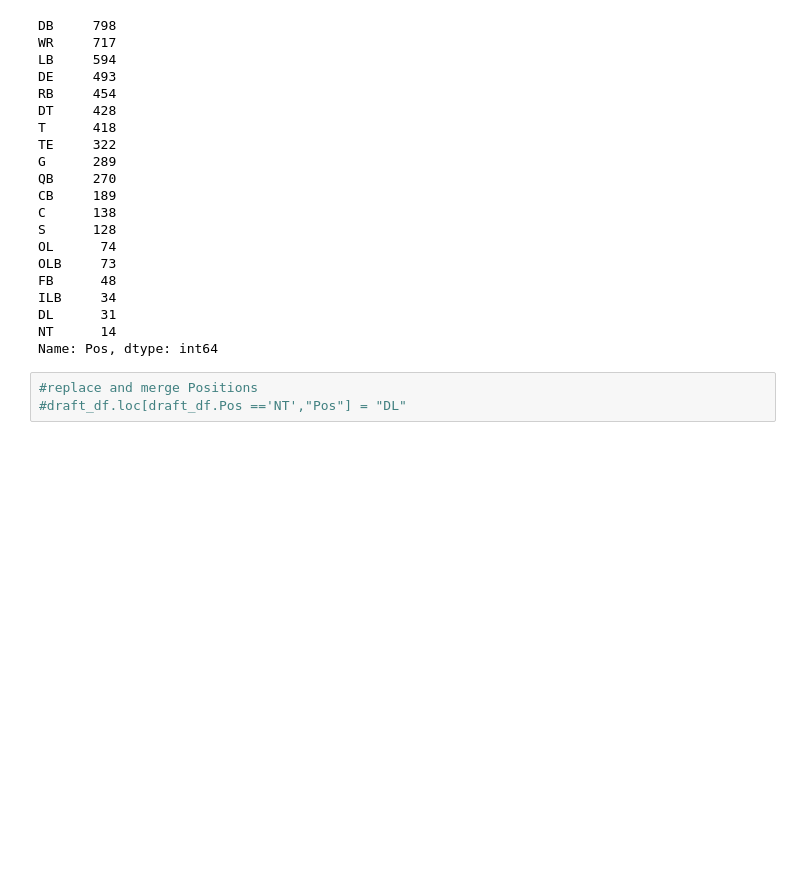
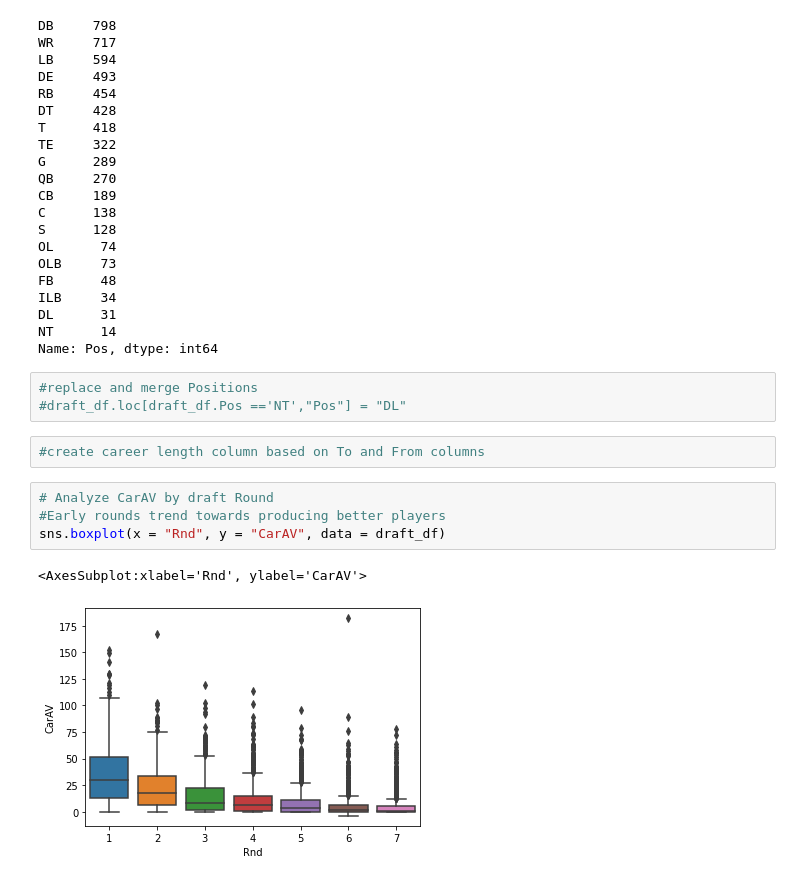
Before and after one commit to RileyCC56/NFL_Draft, a Jupyter notebook: Draft_data.ipynb, the cells around one changed output. Cells and saved outputs as stored; diff of their text form; blank space fills up the shorter version.

```diff
--- a/Draft_data.ipynb
+++ b/Draft_data.ipynb
@@ -99,3 +100,12 @@ Name: Pos, dtype: int64
 # %%
 #replace and merge Positions
 #draft_df.loc[draft_df.Pos =='NT',"Pos"] = "DL"
+# %%
+#create career length column based on To and From columns
+# %%
+# Analyze CarAV by draft Round
+#Early rounds trend towards producing better players
+sns.boxplot(x = "Rnd", y = "CarAV", data = draft_df)
+# %% [output]
+<AxesSubplot:xlabel='Rnd', ylabel='CarAV'>
+[figure, added]
```
Also changed, not shown: parts of 7 cells of this notebook.
